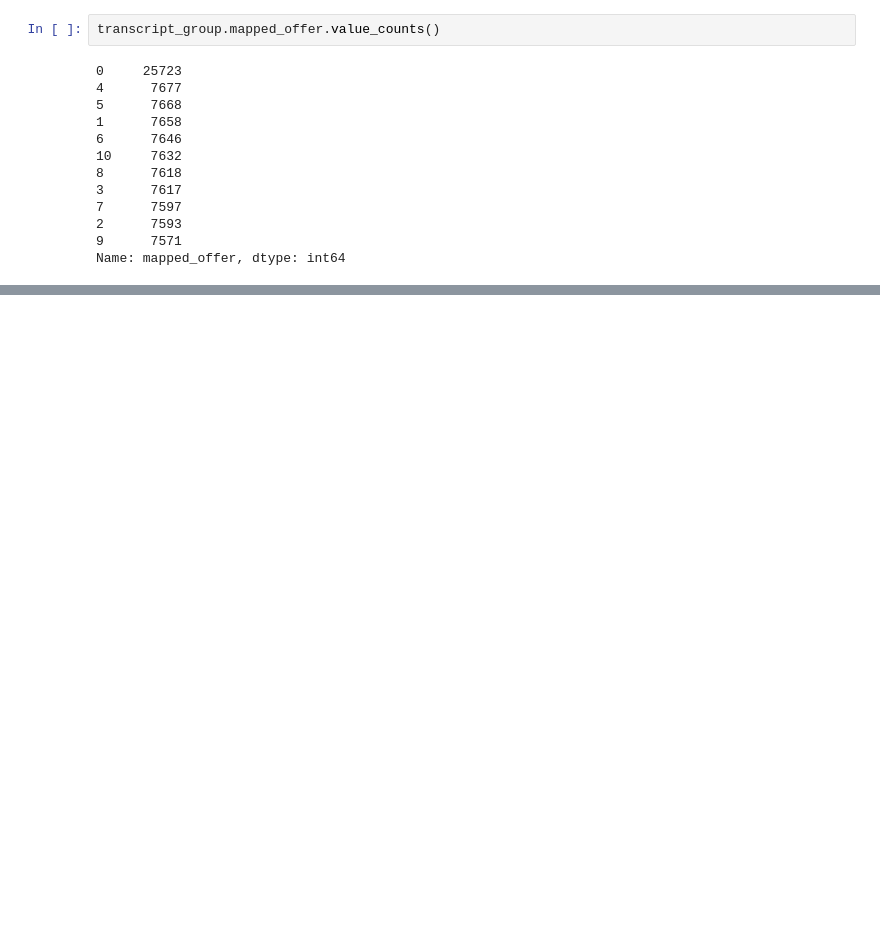
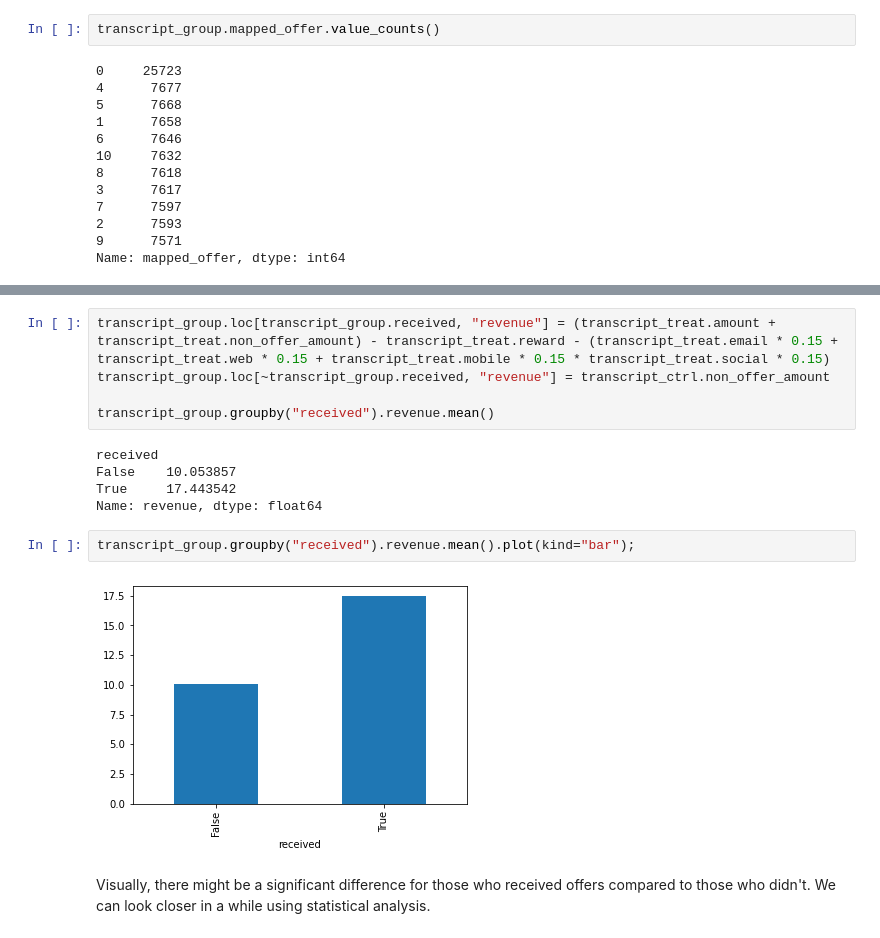
Before and after one commit to netxph/sb-capstone, a Jupyter notebook: notebooks/05 - Exploratory Data Analysis.ipynb, the cells around one changed output, grey strips where cells are left out. Saved outputs shown, nothing was run; the diff lists cells and outputs as text; blank space fills up the shorter version.

```diff
--- a/notebooks/05 - Exploratory Data Analysis.ipynb
+++ b/notebooks/05 - Exploratory Data Analysis.ipynb
@@ -532,0 +384,16 @@ ci
+# %%
+transcript_group.loc[transcript_group.received, "revenue"] = (transcript_treat.amount + transcript_treat.non_offer_amount) - transcript_treat.reward - (transcript_treat.email * 0.15 + transcript_treat.web * 0.15 + transcript_treat.mobile * 0.15 * transcript_treat.social * 0.15)
+transcript_group.loc[~transcript_group.received, "revenue"] = transcript_ctrl.non_offer_amount
+
+transcript_group.groupby("received").revenue.mean()
+# %% [output]
+received
+False    10.053857
+True     17.443542
+Name: revenue, dtype: float64
+# %%
+transcript_group.groupby("received").revenue.mean().plot(kind="bar");
+# %% [output]
+[figure, added]
+# %% [markdown]
+Visually, there might be a significant difference for those who received offers compared to those who didn't. We can look closer in a while using statistical analysis.
```
Also changed, not shown: parts of 135 cells of this notebook, 1 other file.
